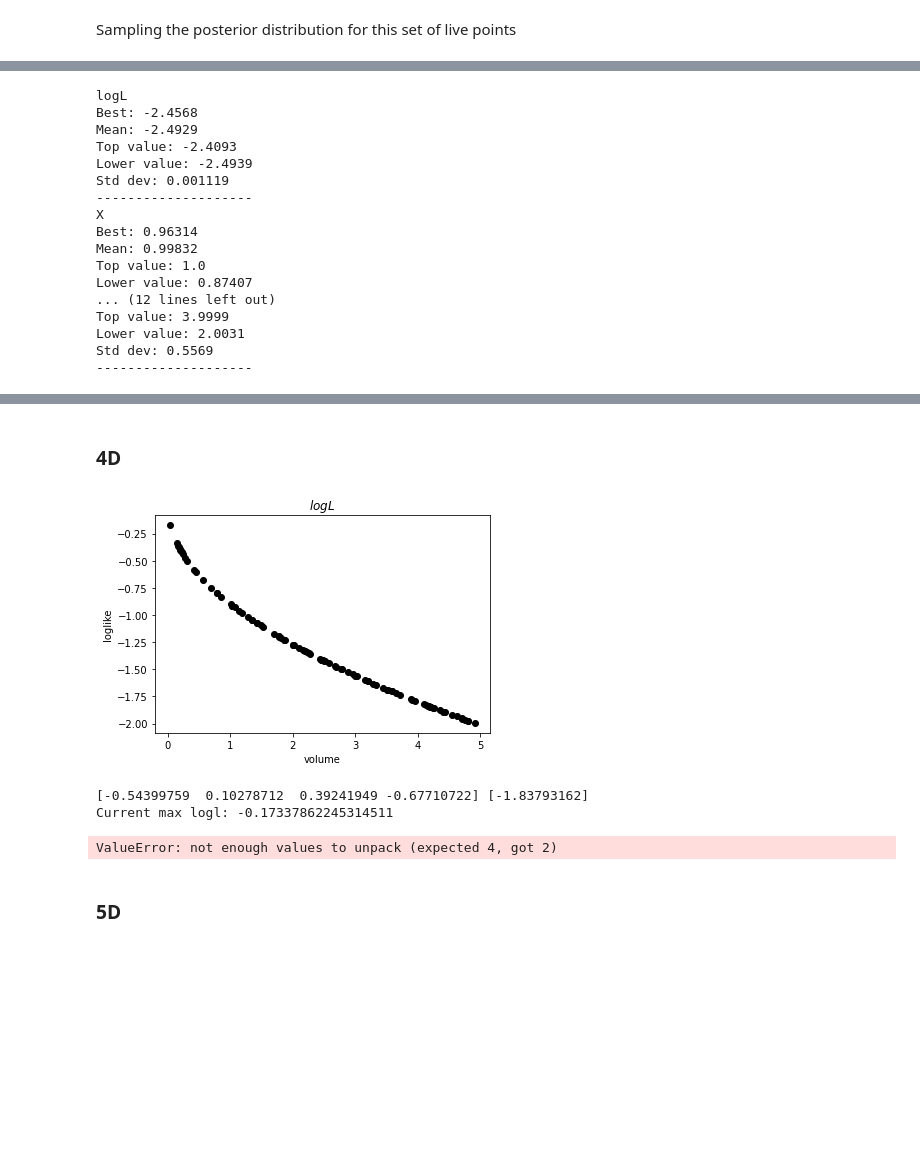
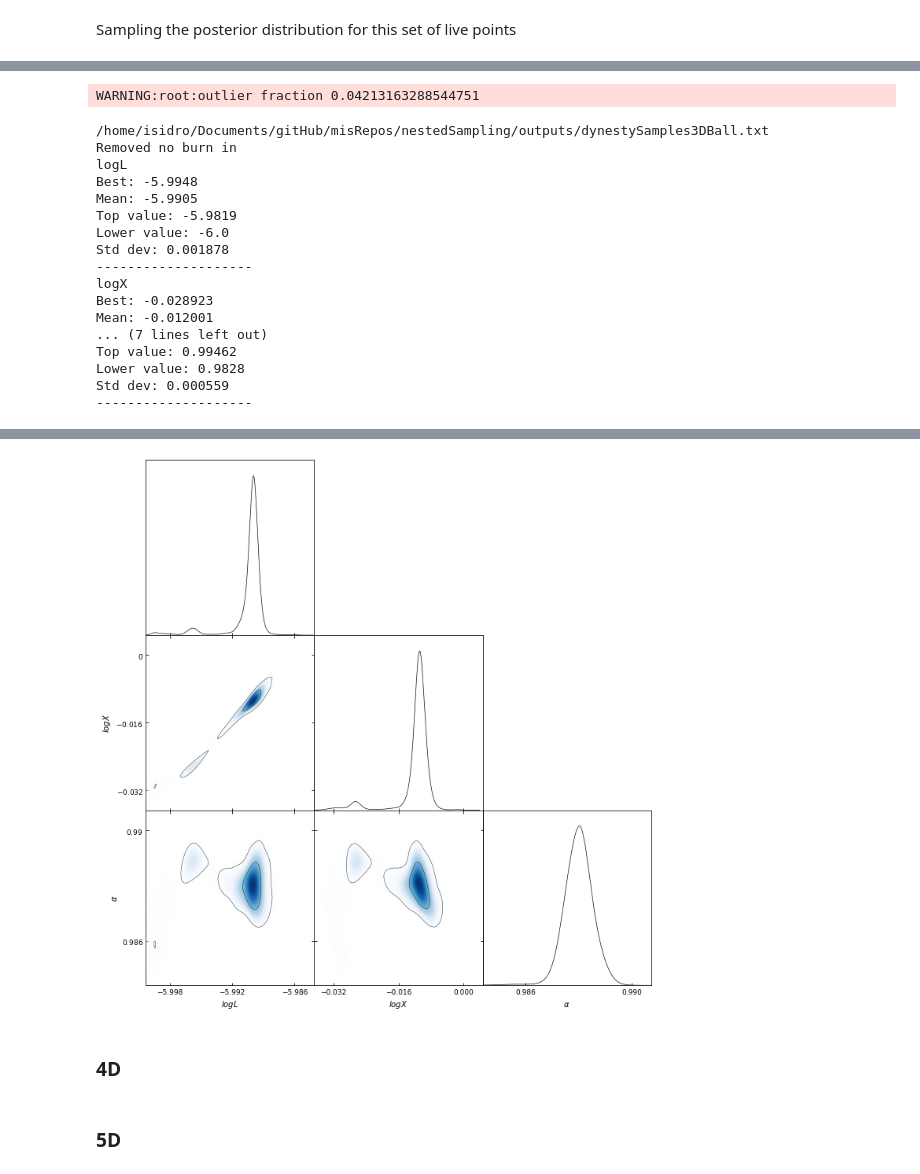
Before and after one commit to igomezv/nestedSampling, a Jupyter notebook: N-sphere.ipynb, the cells around one changed output, grey strips where cells are left out. Saved outputs shown, nothing was run; the diff lists cells and outputs as text; code cells hidden in the pictures; blank space fills up the shorter version.

```diff
--- a/N-sphere.ipynb
+++ b/N-sphere.ipynb
@@ -224,7 +257,7 @@ filename = '/home/isidro/Documents/gitHub/misRepos/nestedSampling/outputs/dynest
 mcsamplefile = mcsamples.loadMCSamples(filename, ini=None, jobItem=None, no_cache=False)
 
 mcstats = mcsamplefile.getLikeStats()
-for i in range(4):
+for i in range(3):
     print(mcstats.list()[i])
     top = mcstats.names[i].ND_limit_top[1]
     low = mcstats.names[i].ND_limit_bot[1]
@@ -237,36 +270,35 @@ for i in range(4):
     print("Std dev: {:.4}".format((mcsamplefile.std(mcstats.list()[i]))))
     print("-"*20)
 # %% [output]
-logL
-Best: -2.4568
-Mean: -2.4929
-Top value: -2.4093
-Lower value: -2.4939
-Std dev: 0.001119
---------------------
-X
-Best: 0.96314
-Mean: 0.99832
-Top value: 1.0
-Lower value: 0.87407
-... (12 lines left out)
-Top value: 3.9999
-Lower value: 2.0031
-Std dev: 0.5569
---------------------
+WARNING:root:outlier fraction 0.04213163288544751
+/home/isidro/Documents/gitHub/misRepos/nestedSampling/outputs/dynestySamples3DBall.txt
+Removed no burn in
+logL
+Best: -5.9948
+Mean: -5.9905
+Top value: -5.9819
+Lower value: -6.0
+Std dev: 0.001878
+--------------------
+logX
+Best: -0.028923
+Mean: -0.012001
+... (7 lines left out)
+Top value: 0.99462
+Lower value: 0.9828
+Std dev: 0.000559
+--------------------
 # %%
 g = plots.getSubplotPlotter(width_inch=10,
-                           analysis_settings={'smooth_scale_2D': 0.5,
-                                              'smooth_scale_1D': 0.5})
+                           analysis_settings={'smooth_scale_2D': 0.8,
+                                              'smooth_scale_1D': 0.8})
 
-g.settings.lab_fontsize = 15
-g.settings.legend_fontsize = 12
-g.settings.axes_fontsize = 12
+g.settings.lab_fontsize = 10
+g.settings.legend_fontsize = 9
+g.settings.axes_fontsize = 9
 
-g.triangle_plot(mcsamplefile,['logL', 'X', 'alpha', 'd'],
-#                 diag1d_kwargs={'colors':['red','blue', 'green']},
-#                 colors=['red','blue', 'green'],
-#                 legend_labels=['dynesty', 'ownlive'],
+g.triangle_plot(mcsamplefile,['logL', 'logX', 'alpha'],
                 filled = False,
                 shaded=True)
+plt.savefig("posterior3Dball_fixD.png")
 # %% [output]
@@ -277,16 +305,14 @@ WARNING:root:fine_bins_2D not large enough for optimal density
+[figure, added]
 # %% [markdown]
 ### 4D
 # %%
 npoints = 100
 points4d = samplingNSphere(npoints, 4)
 likes4d = np.zeros((npoints, 1))
+volumes4d = np.zeros((npoints, 1))
 
 for i, p in enumerate(points4d):
     likes4d[i] = sphereLoglike(p)
-
-volumes4d = np.zeros((npoints, 1))
-
-for i, p in enumerate(points4d):
     r = np.sqrt(np.sum(p**2))
     volumes4d[i] = volNsphere(r, 4)
 
@@ -296,8 +322,6 @@ plt.xlabel("volume")
 plt.ylabel("loglike")
 plt.title("$log L $")
 plt.show()
-# %% [output]
-[figure, removed]
 # %%
 # saving samples
 samples4d = np.concatenate([points4d, likes4d], axis=1)
@@ -309,10 +333,7 @@ print(points4d[idx], likes4d[idx])
 X_max4d = np.max(volumes4d)
 tmp_max_logl4d = np.max(likes4d)
 print("Current max logl: {}".format(tmp_max_logl4d))
-op = minimize(logLike,  [tmp_max_logl4d, 0.01], samples4d)
-print("Max like: {}, max alpha: {}".format(op.x[0], op.x[1]))
+op = minimize(logLike,  [tmp_max_logl4d, 0.9, 0.5, 4] , (likes4d, N))
+print("Max like: {}, maxX: {}, max alpha: {}, d:"\
+      "{}".format(op.x[0], op.x[1], op.x[2], op.x[3]))
 # alpha->op.x[1]
-# %% [output]
-[-0.54399759  0.10278712  0.39241949 -0.67710722] [-1.83793162]
-Current max logl: -0.17337862245314511
-ValueError: not enough values to unpack (expected 4, got 2)
```
Also changed, not shown: parts of 33 cells of this notebook.
